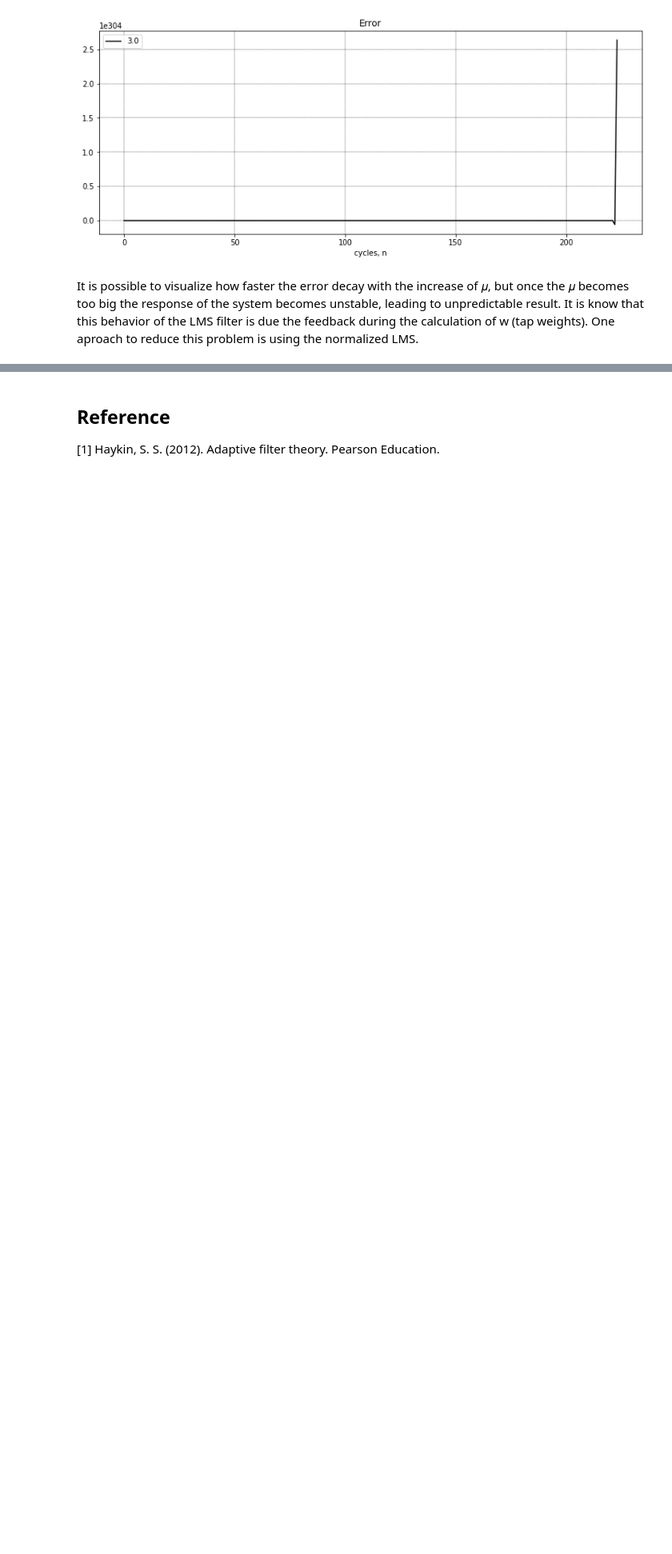
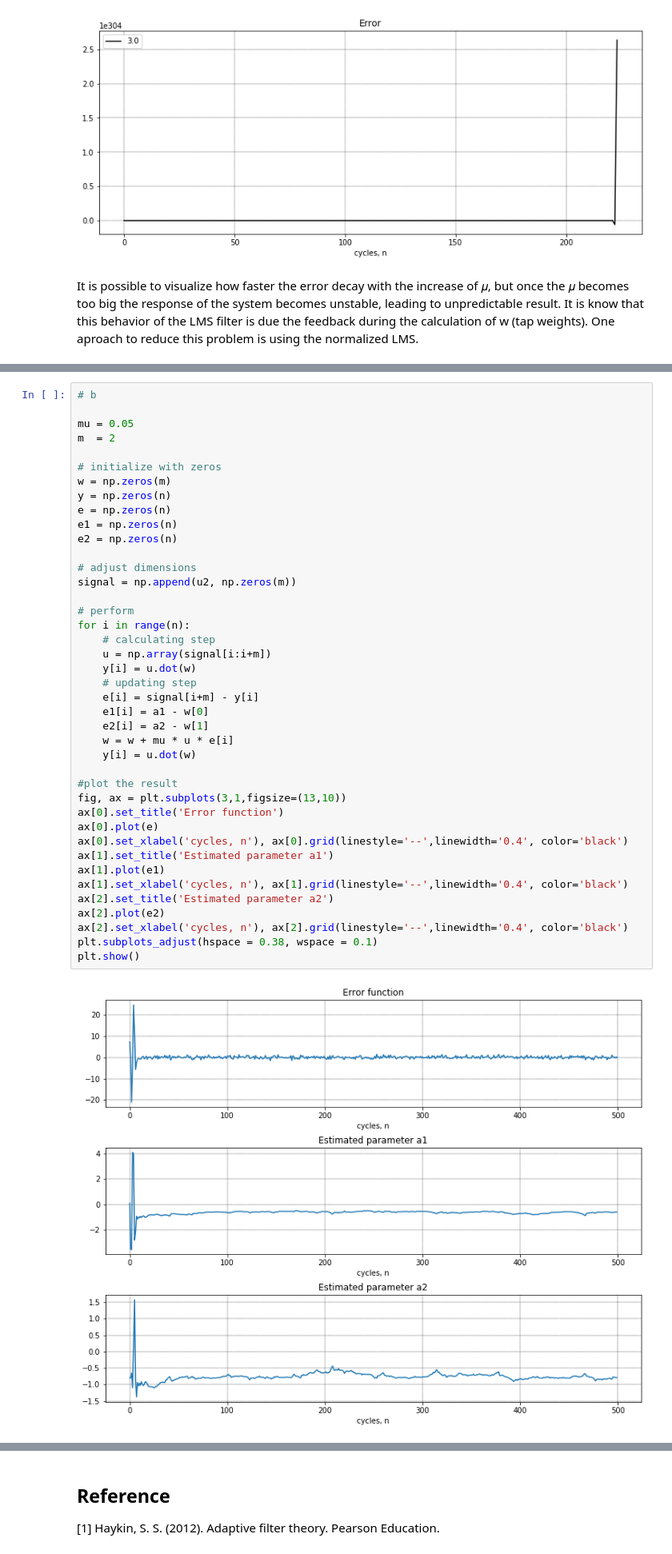
Before and after one commit to natanaelmgomes/AF4_LMS_NLMS, a Jupyter notebook: AF4_LMS_NLMS.ipynb, the cells around one changed output, grey strips where cells are left out. Shown at 80% size. Saved outputs shown, nothing was run; the diff lists cells and outputs as text; blank space fills up the shorter version.

```diff
--- a/AF4_LMS_NLMS.ipynb
+++ b/AF4_LMS_NLMS.ipynb
@@ -267,0 +284,43 @@ plt.show()
+# %%
+# b
+
+mu = 0.05
+m  = 2
+
+# initialize with zeros
+w = np.zeros(m)
+y = np.zeros(n)
+e = np.zeros(n)
+e1 = np.zeros(n)
+e2 = np.zeros(n)
+
+# adjust dimensions
+signal = np.append(u2, np.zeros(m))
+
+# perform
+for i in range(n):
+    # calculating step
+    u = np.array(signal[i:i+m])
+    y[i] = u.dot(w)
+    # updating step
+    e[i] = signal[i+m] - y[i]
+    e1[i] = a1 - w[0]
+    e2[i] = a2 - w[1]
+    w = w + mu * u * e[i]
+    y[i] = u.dot(w)
+
+#plot the result
+fig, ax = plt.subplots(3,1,figsize=(13,10))
+ax[0].set_title('Error function')
+ax[0].plot(e)
+ax[0].set_xlabel('cycles, n'), ax[0].grid(linestyle='--',linewidth='0.4', color='black')
+ax[1].set_title('Estimated parameter a1')
+ax[1].plot(e1)
+ax[1].set_xlabel('cycles, n'), ax[1].grid(linestyle='--',linewidth='0.4', color='black')
+ax[2].set_title('Estimated parameter a2')
+ax[2].plot(e2)
+ax[2].set_xlabel('cycles, n'), ax[2].grid(linestyle='--',linewidth='0.4', color='black')
+plt.subplots_adjust(hspace = 0.38, wspace = 0.1)
+plt.show()
+# %% [output]
+[figure, added]
```
Also changed, not shown: parts of 11 cells of this notebook.
